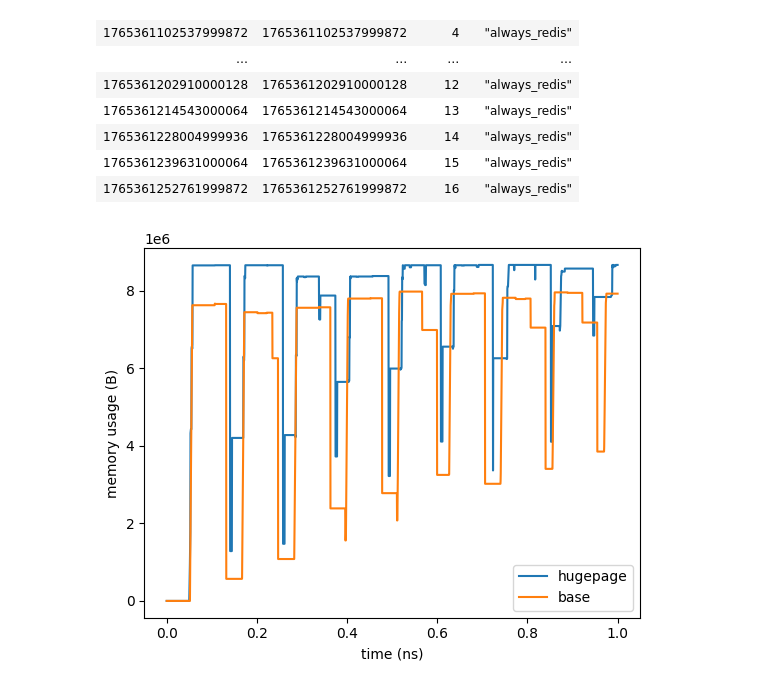
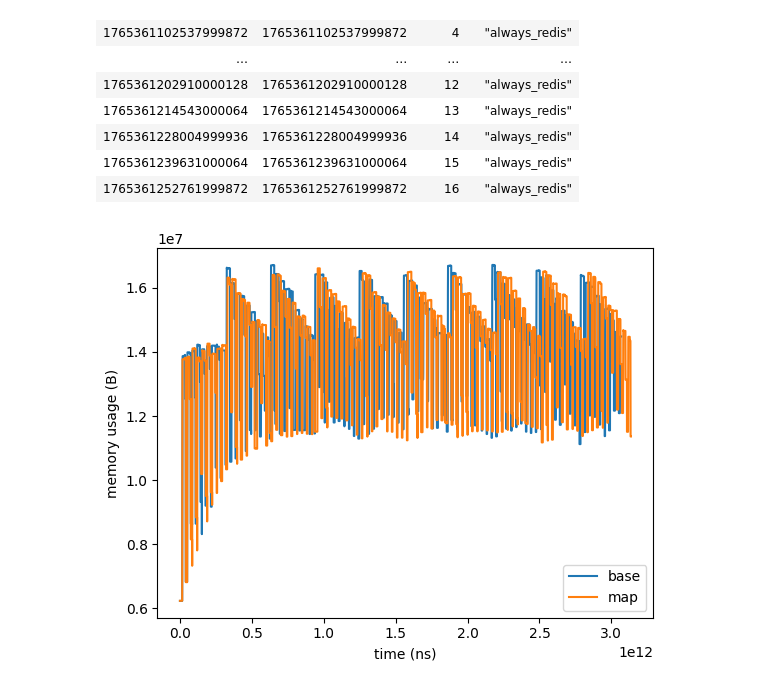
Before and after one commit to ldos-project/asterinas, a Jupyter notebook: HugePageAnalysis.ipynb, the cells around one changed output. Drawn from its saved outputs; the diff is of its cells as text; code cells hidden in the pictures.

```diff
--- a/HugePageAnalysis.ipynb
+++ b/HugePageAnalysis.ipynb
@@ -12,0 +28,3 @@ with open("ycsb_logs_hugepage/load.log") as f:
+# %%
+with open("ycsb_logs_hugemapping/run.log") as f:
+    print(np.mean([int(l.strip().split()[-1]) for l in f.readlines() if "READ" in l and "99th" in l]))
@@ -12,0 +33,3 @@ with open("ycsb_logs_hugepage/load.log") as f:
+# %%
+with open("ycsb_logs_hugemapping/run.log") as f:
+    print(np.mean([int(l.strip().split()[-1]) for l in f.readlines() if "READ" in l and "95th" in l]))
@@ -12,0 +38,3 @@ with open("ycsb_logs_hugepage/load.log") as f:
+# %%
+with open("ycsb_logs_hugemapping/run.log") as f:
+    print(np.mean([float(l.strip().split()[-1]) for l in f.readlines() if "READ" in l and "Average" in l]))
@@ -110,17 +140,24 @@ shape: (17, 4)
 # %%
 hp_rss_df = get_rss_df("always_redis", "ycsb_logs_hugepage/server.log")
 base_rss_df = get_rss_df("never_redis", "ycsb_logs/server.log")
+map_rss_df = get_rss_df("idk_redis", "ycsb_logs_hugemapping/server.log")
 # %%
-rel_ts_hp = (hp_rss_df["timestamp_ns"] - hp_rss_df["timestamp_ns"][0])
-rel_ts_hp /= rel_ts_hp[-1]
-plt.plot(rel_ts_hp, hp_rss_df["rss_bytes"] - hp_rss_df["rss_bytes"][0], label="hugepage")
+if False:
+    rel_ts_hp = (hp_rss_df["timestamp_ns"] - hp_rss_df["timestamp_ns"][0])
+    rel_ts_hp /= rel_ts_hp[-1]
+    plt.plot(rel_ts_hp, hp_rss_df["rss_bytes"] - hp_rss_df["rss_bytes"][0], label="hugepage")
 
 rel_ts_base = (base_rss_df["timestamp_ns"] - base_rss_df["timestamp_ns"][0])
-rel_ts_base /= rel_ts_base[-1]
-plt.plot(rel_ts_base, base_rss_df["rss_bytes"] - base_rss_df["rss_bytes"][0], label="base")
+# rel_ts_base /= rel_ts_base[-1]
+plt.plot(rel_ts_base, base_rss_df["rss_bytes"], label="base")
+
+rel_ts_map = (map_rss_df["timestamp_ns"] - map_rss_df["timestamp_ns"][0])
+# rel_ts_map /= rel_ts_map[-1]
+plt.plot(rel_ts_map, map_rss_df["rss_bytes"], label="map")
+
 plt.legend()
 plt.xlabel("time (ns)")
 plt.ylabel("memory usage (B)")
 plt.savefig("idk.png")
 # %% [output]
-[figure, old version]
+[figure, new version]
```
Also changed, not shown: parts of 8 cells of this notebook, 7 other files.
